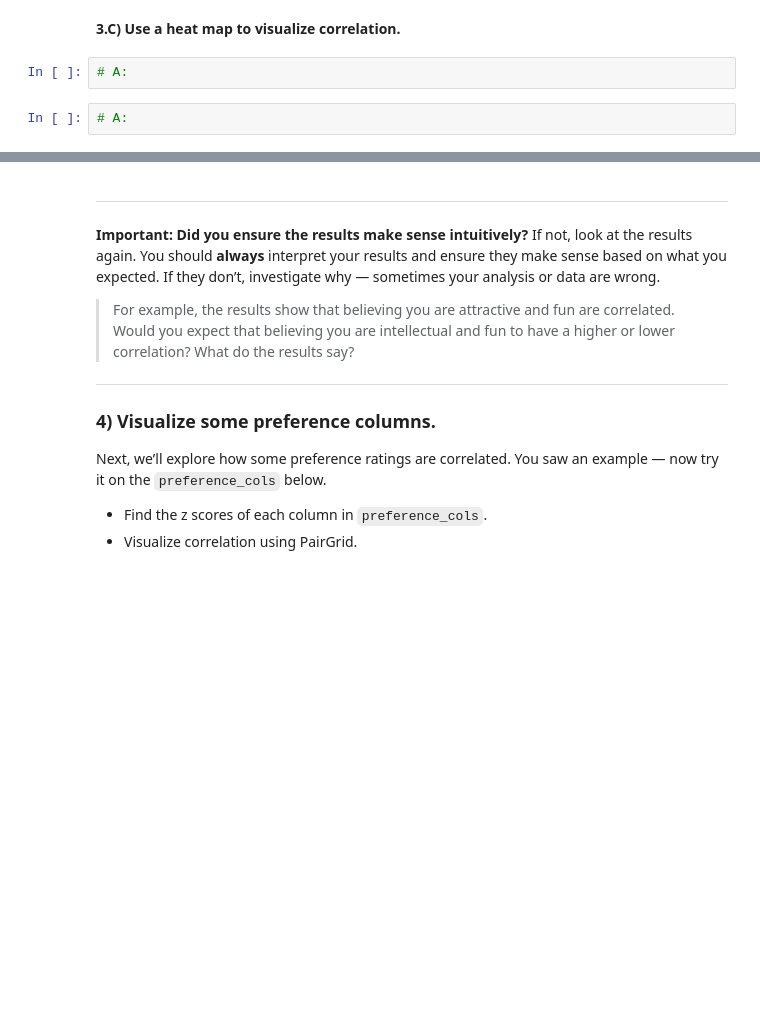
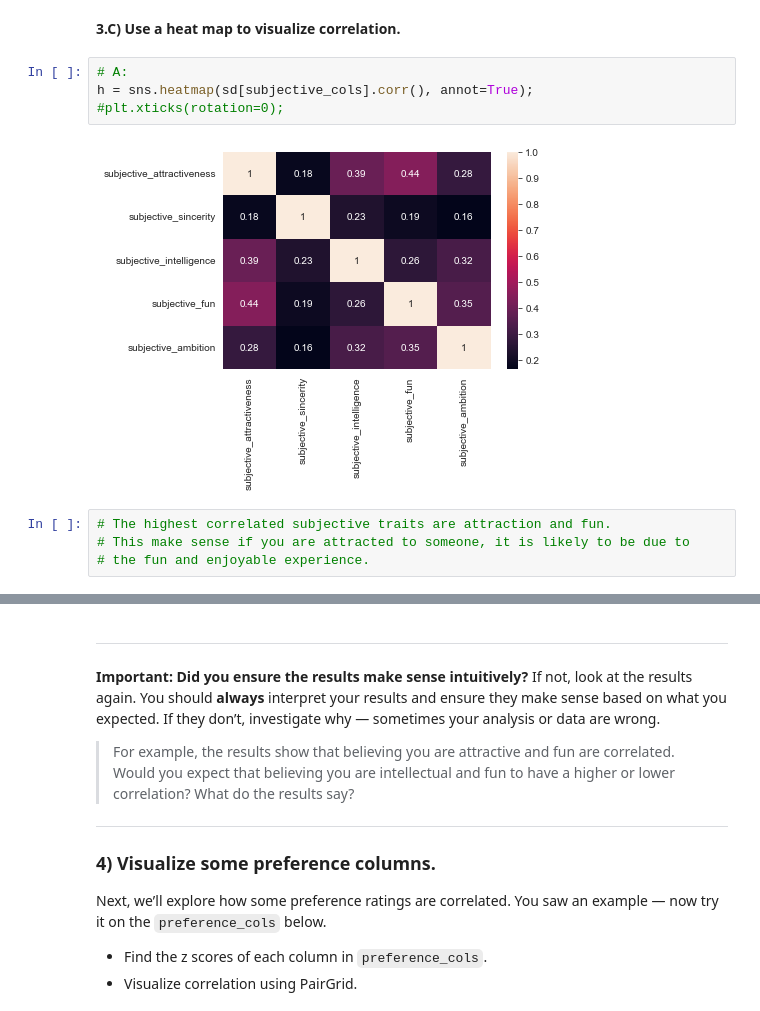
Before and after one commit to Tatadektep/Pca_Lab, a Jupyter notebook: starter-code.ipynb, the cells around one changed output, grey strips where cells are left out. Cells and saved outputs as stored; diff of their text form; blank space fills up the shorter version.

```diff
--- a/starter-code.ipynb
+++ b/starter-code.ipynb
@@ -123,6 +224,12 @@ plt.show()
 # %% [markdown]
 **3.C) Use a heat map to visualize correlation.**
-# %%
-# A:
-# %%
-# A:
+# %%
+# A:
+h = sns.heatmap(sd[subjective_cols].corr(), annot=True);
+#plt.xticks(rotation=0);
+# %% [output]
+[figure, added]
+# %%
+# The highest correlated subjective traits are attraction and fun.
+# This make sense if you are attracted to someone, it is likely to be due to
+# the fun and enjoyable experience.
```
Also changed, not shown: parts of 72 cells of this notebook.
